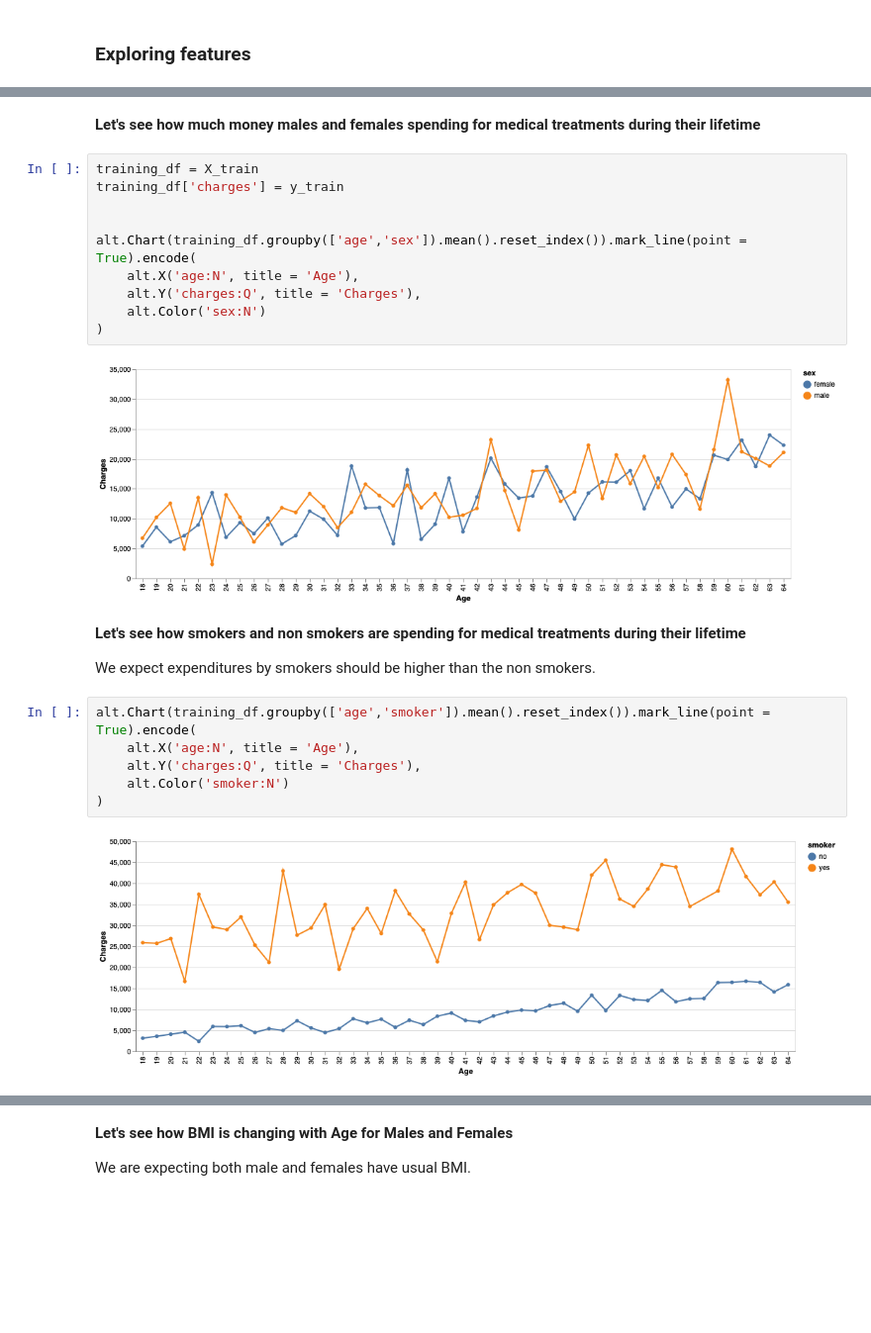
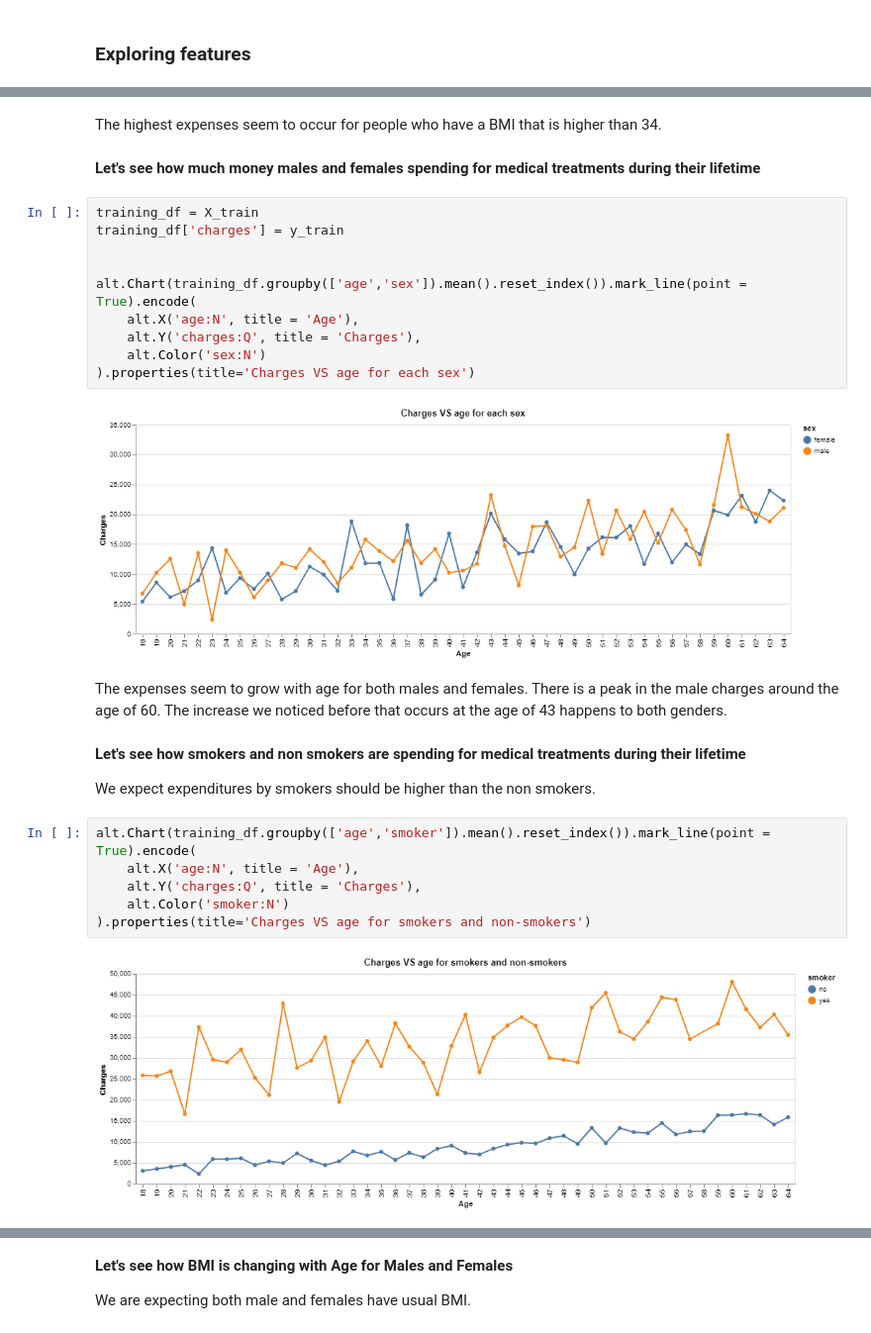
Before and after one commit to sirine-chahma/DSCI_522_group_401, a Jupyter notebook: notebooks/EDA.ipynb, the cells around one changed output, grey strips where cells are left out. Shown: that part at 99% size. Drawn from its saved outputs; the diff is of its cells as text; blank space fills up the shorter version.

```diff
--- a/notebooks/EDA.ipynb
+++ b/notebooks/EDA.ipynb
@@ -151,17 +179,21 @@ for col, ax in zip(numeric_features, axes):
+# %% [markdown]
+The highest expenses seem to occur for people who have a BMI that is higher than 34.
 # %% [markdown]
 **Let's see how much money males and females spending for medical treatments during their lifetime**
 # %%
 training_df = X_train
 training_df['charges'] = y_train
 
 
 alt.Chart(training_df.groupby(['age','sex']).mean().reset_index()).mark_line(point = True).encode(
     alt.X('age:N', title = 'Age'),
     alt.Y('charges:Q', title = 'Charges'),
     alt.Color('sex:N')
-)
+).properties(title='Charges VS age for each sex')
 # %% [output]
-[figure, old version]
+[figure, new version]
+# %% [markdown]
+The expenses seem to grow with age for both males and females. There is a peak in the male charges around the age of 60. The increase we noticed before that occurs at the age of 43 happens to both genders.
 # %% [markdown]
 **Let's see how smokers and non smokers are spending for medical treatments during their lifetime**
 
@@ -171,6 +203,6 @@ alt.Chart(training_df.groupby(['age','smoker']).mean().reset_index()).mark_line(
     alt.X('age:N', title = 'Age'),
     alt.Y('charges:Q', title = 'Charges'),
     alt.Color('smoker:N')
-)
+).properties(title='Charges VS age for smokers and non-smokers')
 # %% [output]
-[figure, old version]
+[figure, new version]
```
Also changed, not shown: parts of 11 cells of this notebook, 2 other files.
